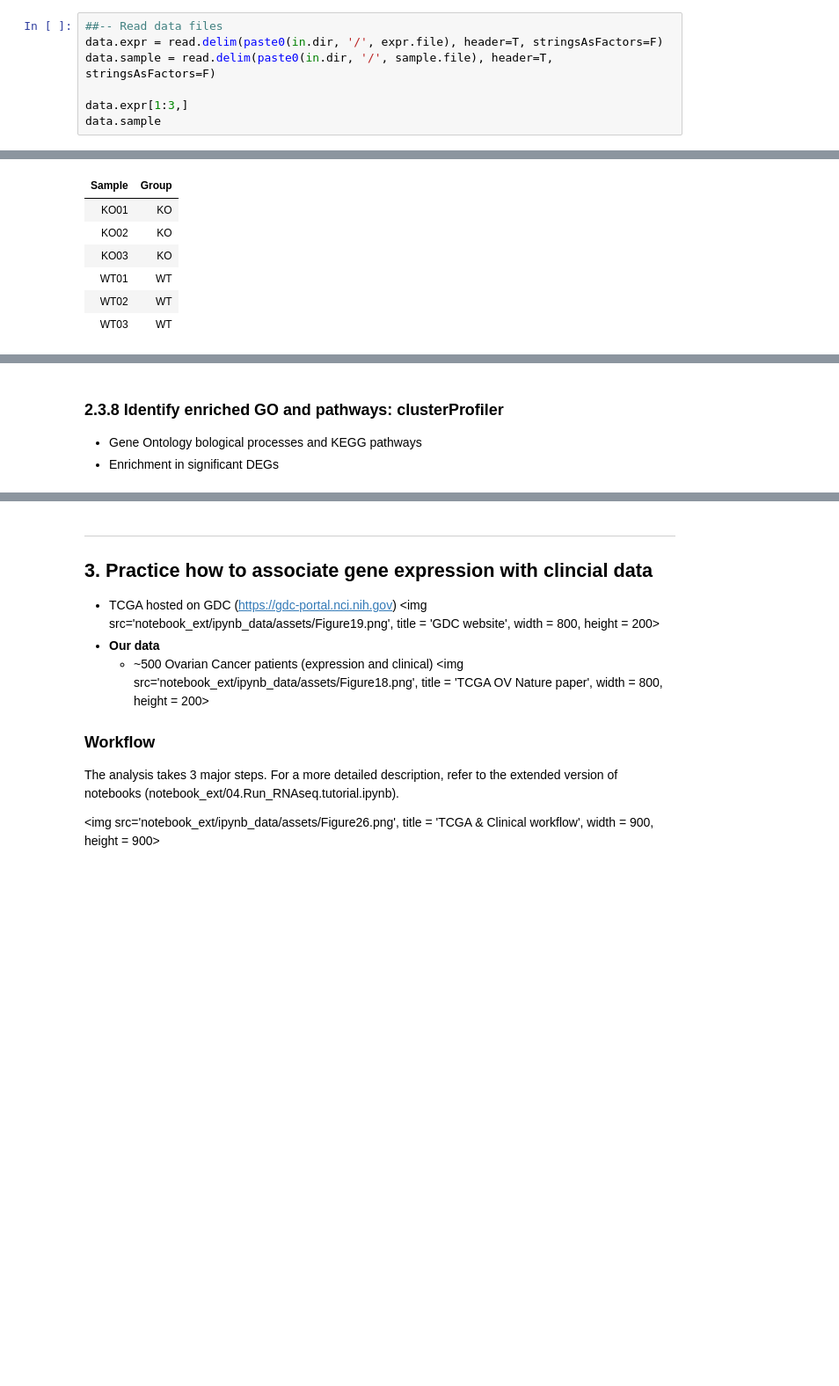
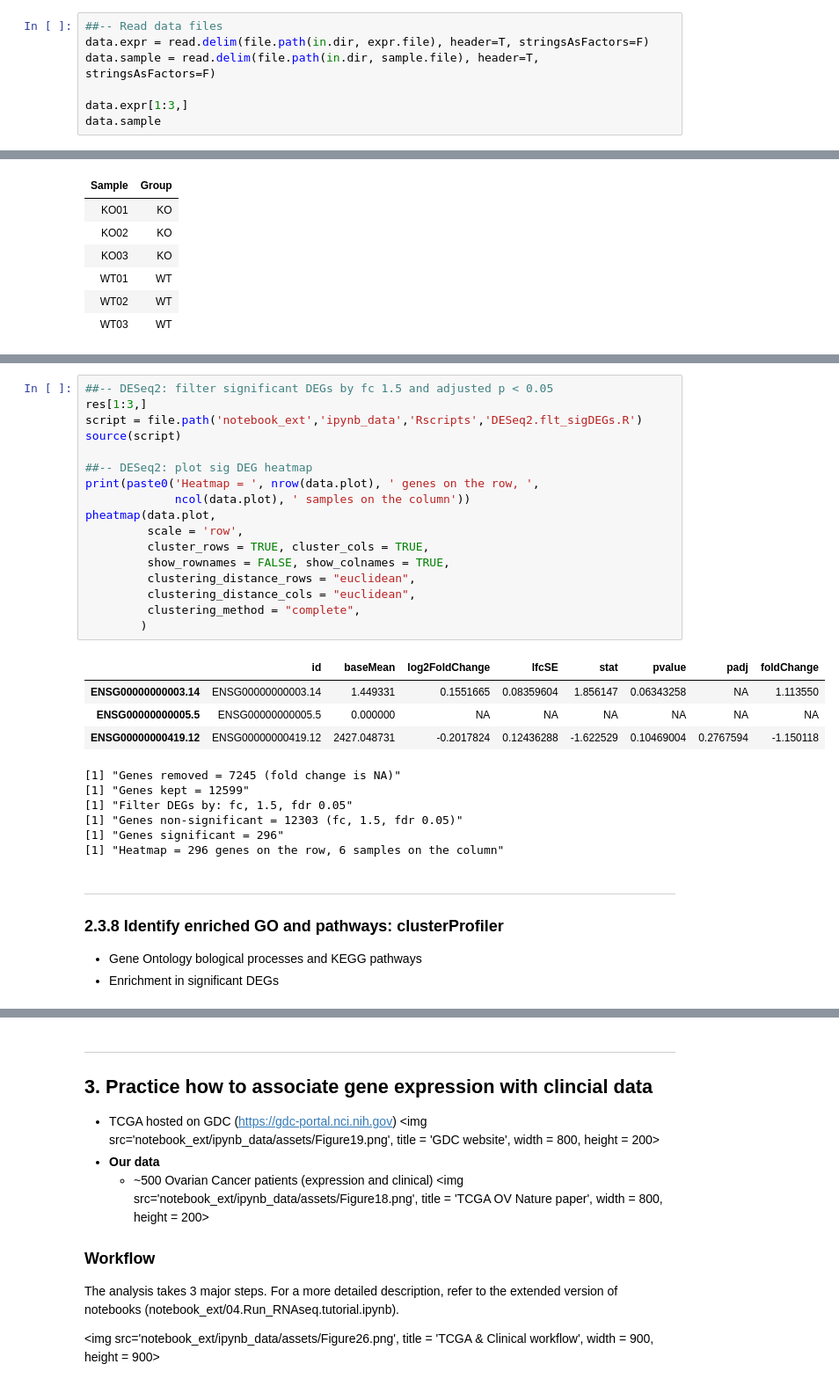
Before and after one commit to riyuebao/CRI-Workshop-Nov2016-RNAseq, a Jupyter notebook: Run_RNAseq.tutorial.ipynb, the cells around one changed output, grey strips where cells are left out. Shown at 88% size. Saved outputs shown, nothing was run; the diff lists cells and outputs as text; blank space fills up the shorter version.

```diff
--- a/Run_RNAseq.tutorial.ipynb
+++ b/Run_RNAseq.tutorial.ipynb
@@ -209,8 +223,8 @@ print(paste0('Sample group file  = ', sample.file))
 * Sample groups
 # %%
 ##-- Read data files
-data.expr = read.delim(paste0(in.dir, '/', expr.file), header=T, stringsAsFactors=F)
-data.sample = read.delim(paste0(in.dir, '/', sample.file), header=T, stringsAsFactors=F)
+data.expr = read.delim(file.path(in.dir, expr.file), header=T, stringsAsFactors=F)
+data.sample = read.delim(file.path(in.dir, sample.file), header=T, stringsAsFactors=F)
 
 data.expr[1:3,]
 data.sample
@@ -406,4 +322,33 @@ pheatmap(data.plot,
+# %%
+##-- DESeq2: filter significant DEGs by fc 1.5 and adjusted p < 0.05
+res[1:3,]
+script = file.path('notebook_ext','ipynb_data','Rscripts','DESeq2.flt_sigDEGs.R')
+source(script)
+
+##-- DESeq2: plot sig DEG heatmap
+print(paste0('Heatmap = ', nrow(data.plot), ' genes on the row, ',
+             ncol(data.plot), ' samples on the column'))
+pheatmap(data.plot,
+         scale = 'row',
+         cluster_rows = TRUE, cluster_cols = TRUE,
+         show_rownames = FALSE, show_colnames = TRUE,
+         clustering_distance_rows = "euclidean",
+         clustering_distance_cols = "euclidean",
+         clustering_method = "complete",
+        )
+# %% [output]
+|  | id | baseMean | log2FoldChange | lfcSE | stat | pvalue | padj | foldChange |
+| ENSG00000000003.14 | ENSG00000000003.14 | 1.449331 | 0.1551665 | 0.08359604 | 1.856147 | 0.06343258 | NA | 1.113550 |
+| ENSG00000000005.5 | ENSG00000000005.5 | 0.000000 | NA | NA | NA | NA | NA | NA |
+| ENSG00000000419.12 | ENSG00000000419.12 | 2427.048731 | -0.2017824 | 0.12436288 | -1.622529 | 0.10469004 | 0.2767594 | -1.150118 |
+[1] "Genes removed = 7245 (fold change is NA)"
+[1] "Genes kept = 12599"
+[1] "Filter DEGs by: fc, 1.5, fdr 0.05"
+[1] "Genes non-significant = 12303 (fc, 1.5, fdr 0.05)"
+[1] "Genes significant = 296"
+[1] "Heatmap = 296 genes on the row, 6 samples on the column"
 # %% [markdown]
+***
 ### 2.3.8 Identify enriched GO and pathways: clusterProfiler
 * Gene Ontology bological processes and KEGG pathways
 * Enrichment in significant DEGs
```
Also changed, not shown: parts of 29 cells of this notebook, 18 other files.
